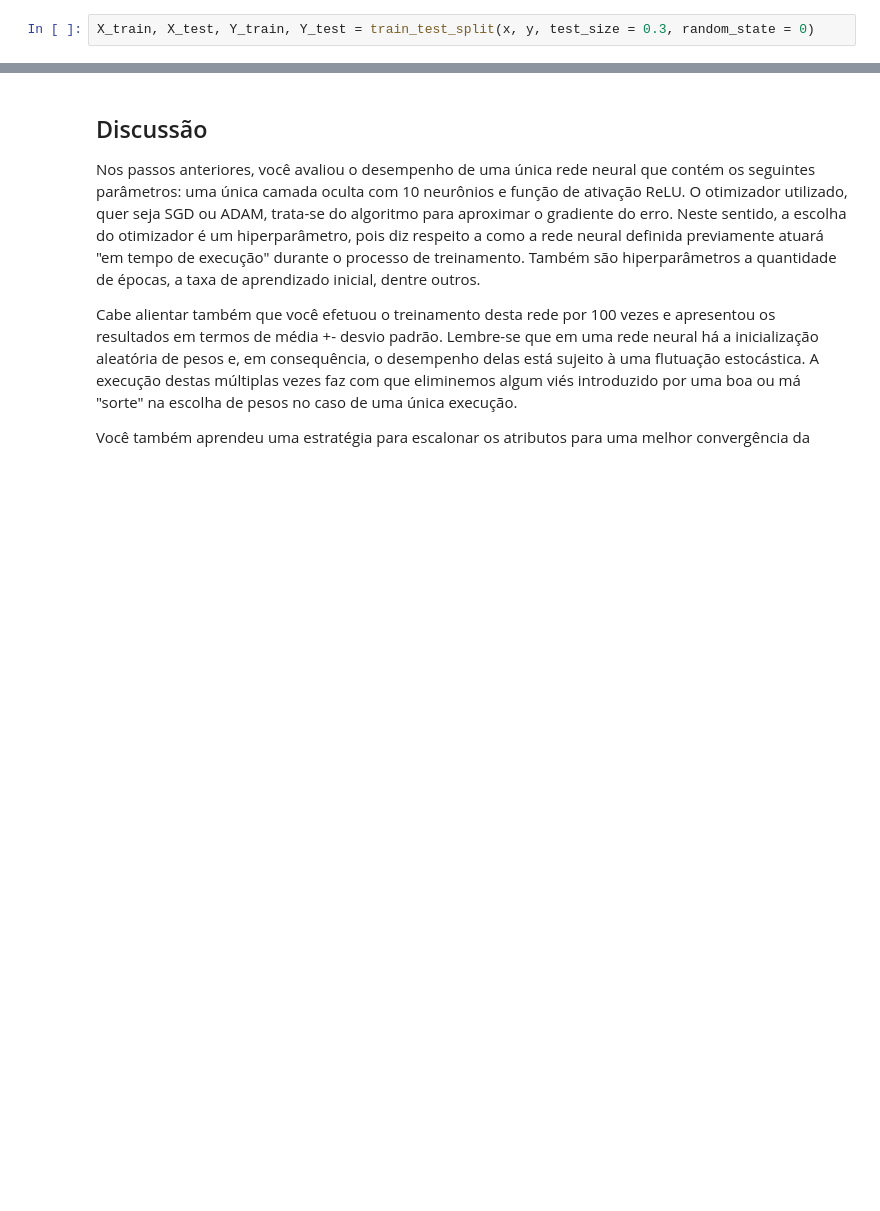
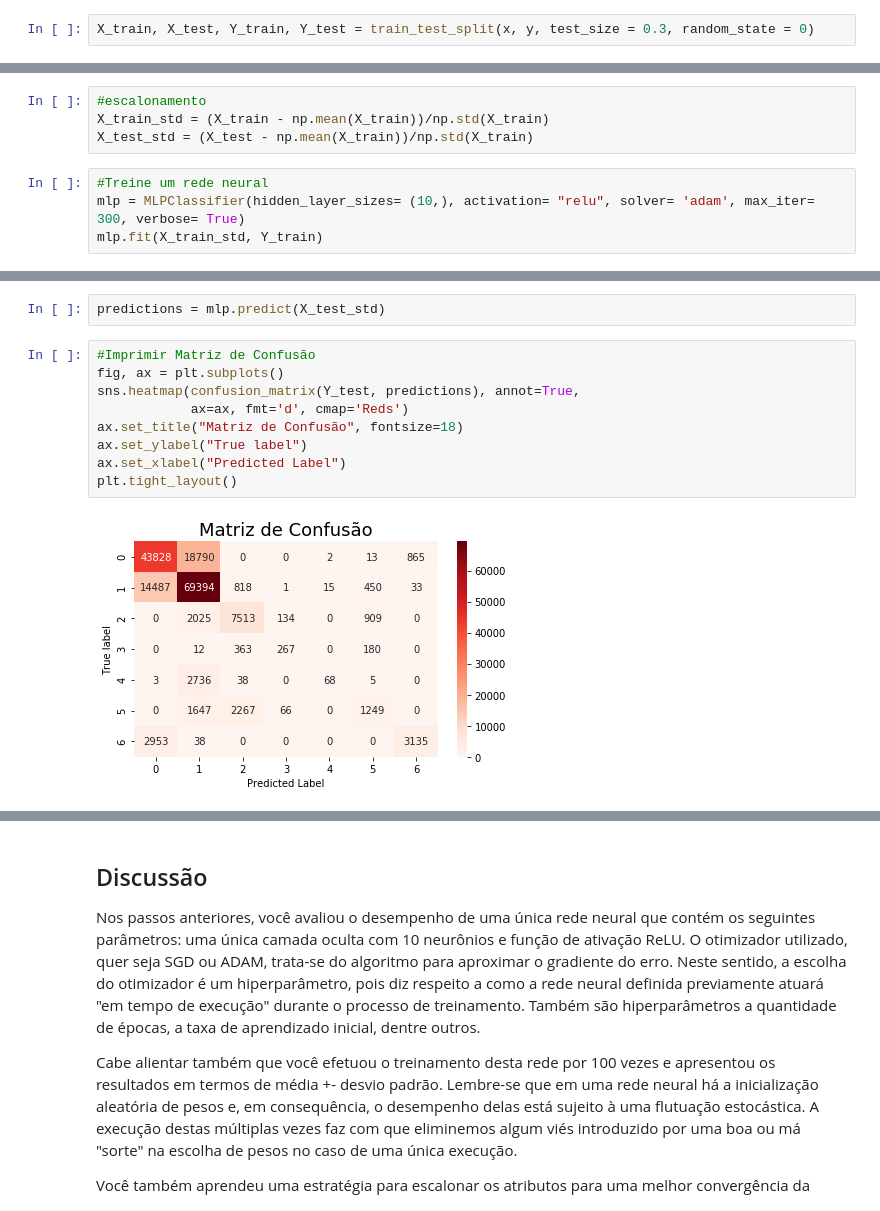
Before and after one commit to elloa-uea/projeto-pratico-3-ao-infinito-e-so, a Jupyter notebook: notebooks/PP3.3 - Proposição e Avaliação de RNAs.ipynb, the cells around one changed output, grey strips where cells are left out. Saved outputs shown, nothing was run; the diff lists cells and outputs as text; blank space fills up the shorter version.

```diff
--- a/notebooks/PP3.3 - Proposição e Avaliação de RNAs.ipynb
+++ b/notebooks/PP3.3 - Proposição e Avaliação de RNAs.ipynb
@@ -92,0 +95,8 @@ X_train, X_test, Y_train, Y_test = train_test_split(x, y, test_size = 0.3, rando
+# %%
+#escalonamento
+X_train_std = (X_train - np.mean(X_train))/np.std(X_train)
+X_test_std = (X_test - np.mean(X_train))/np.std(X_train)
+# %%
+#Treine um rede neural
+mlp = MLPClassifier(hidden_layer_sizes= (10,), activation= "relu", solver= 'adam', max_iter= 300, verbose= True)
+mlp.fit(X_train_std, Y_train)
@@ -92,0 +129,13 @@ X_train, X_test, Y_train, Y_test = train_test_split(x, y, test_size = 0.3, rando
+# %%
+predictions = mlp.predict(X_test_std)
+# %%
+#Imprimir Matriz de Confusão
+fig, ax = plt.subplots()
+sns.heatmap(confusion_matrix(Y_test, predictions), annot=True,
+            ax=ax, fmt='d', cmap='Reds')
+ax.set_title("Matriz de Confusão", fontsize=18)
+ax.set_ylabel("True label")
+ax.set_xlabel("Predicted Label")
+plt.tight_layout()
+# %% [output]
+[figure, added]
```
Also changed, not shown: parts of 4 cells of this notebook.
